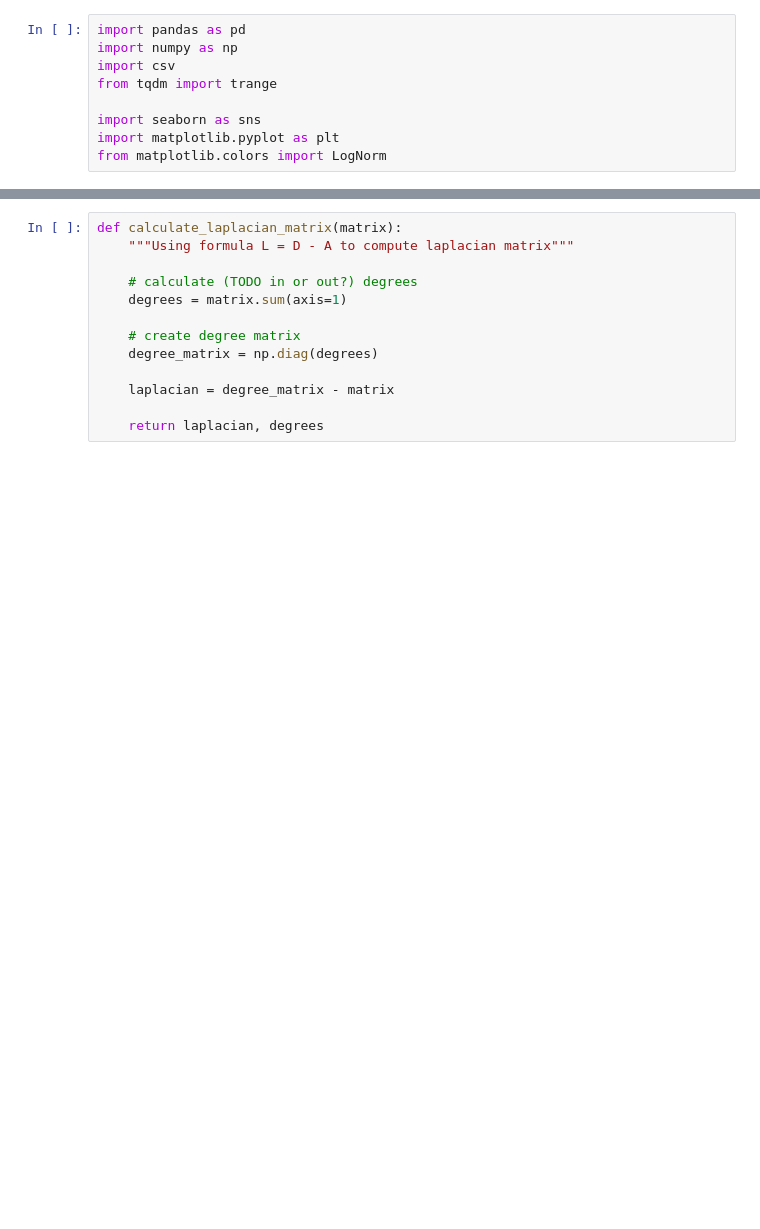
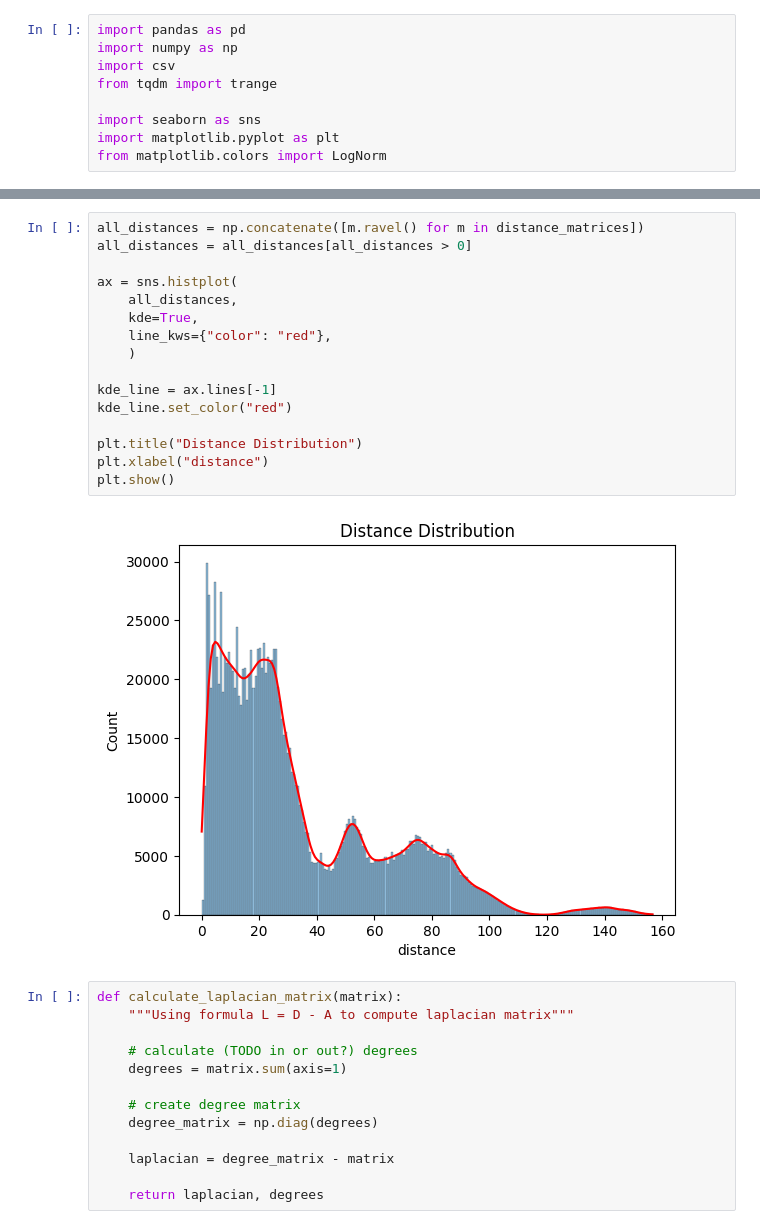
Before and after one commit to louisvonleitner/geese-orderedness, a Jupyter notebook: data_acquisition/matrix_data_science.ipynb, the cells around one changed output, grey strips where cells are left out. Cells and saved outputs as stored; diff of their text form; blank space fills up the shorter version.

```diff
--- a/data_acquisition/matrix_data_science.ipynb
+++ b/data_acquisition/matrix_data_science.ipynb
@@ -36,3 +35,21 @@ asymetric_metric_matrices = read_frames_from_csv('asymetric_metric_matrices.csv'
+# %%
+all_distances = np.concatenate([m.ravel() for m in distance_matrices])
+all_distances = all_distances[all_distances > 0]
+
+ax = sns.histplot(
+    all_distances,
+    kde=True,
+    line_kws={"color": "red"},
+    )
+
+kde_line = ax.lines[-1]
+kde_line.set_color("red")
+
+plt.title("Distance Distribution")
+plt.xlabel("distance")
+plt.show()
+# %% [output]
+[figure, added]
 # %%
 def calculate_laplacian_matrix(matrix):
     """Using formula L = D - A to compute laplacian matrix"""
```
Also changed, not shown: parts of 4 cells of this notebook, 21 other files.
